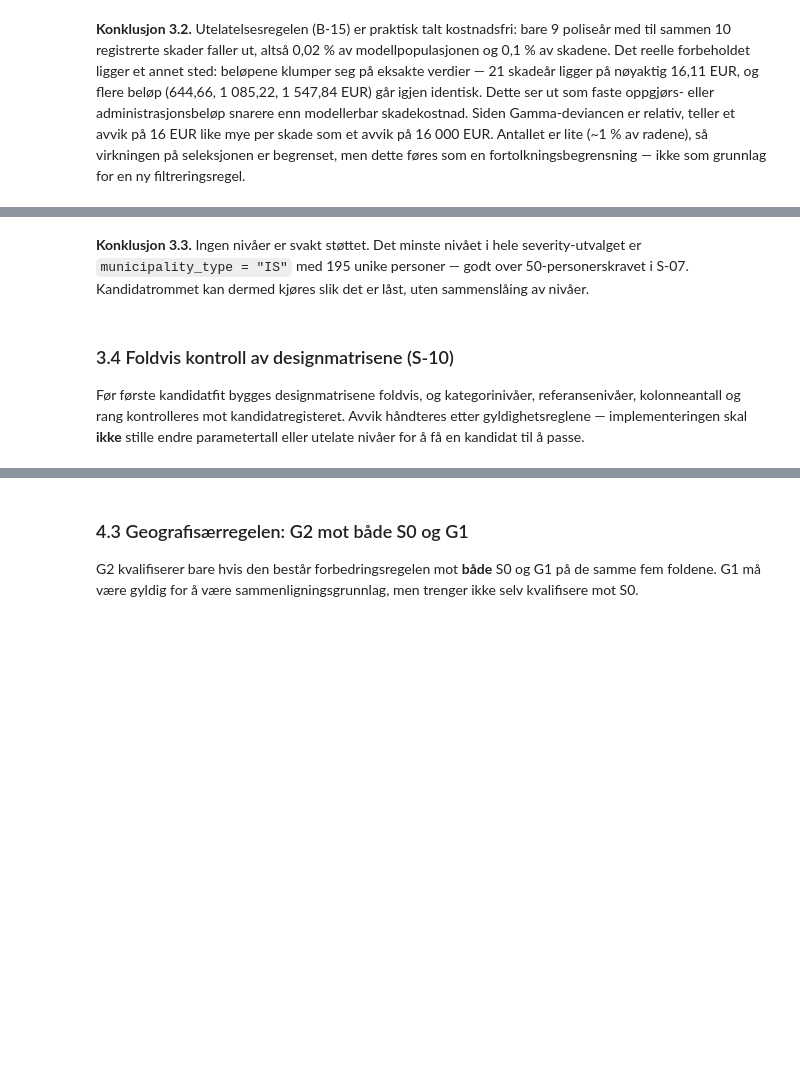
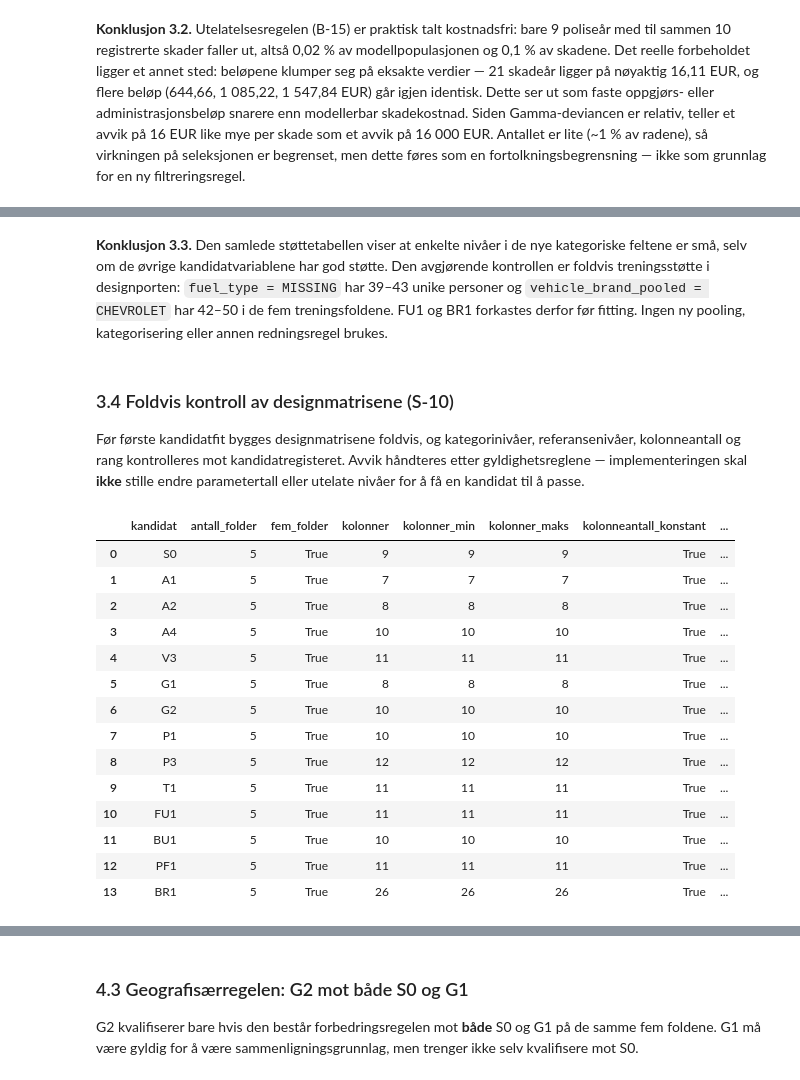
Before and after one commit to MarkusBjerkaas/Motor-Insurance-GLM-ML, a Jupyter notebook: glm_pricing_severity.ipynb, the cells around one changed output, grey strips where cells are left out. Cells and saved outputs as stored; diff of their text form; code cells hidden in the pictures; blank space fills up the shorter version.

```diff
--- a/glm_pricing_severity.ipynb
+++ b/glm_pricing_severity.ipynb
@@ -327,6 +395,7 @@ BASE_LEVELS = {
     "municipality_type": "I",
     "circulation_area": "U",
     "seat_category": "=5",
+    **LOCKED_CATEGORY_REFERENCES,
 }
 
 
@@ -363,6 +432,10 @@ CANDIDATE_TERMS = {
     "P1": [*S0_TERMS, "performance_hp_per_tonne"],
     "P3": [*S0_TERMS, spline("performance_hp_per_tonne", 3)],
     "T1": [*S0_TERMS, "seat_category"],
+    "FU1": [*S0_TERMS, "fuel_type"],
+    "BU1": [*S0_TERMS, "business_type"],
+    "PF1": [*S0_TERMS, "payment_frequency"],
+    "BR1": [*S0_TERMS, "vehicle_brand_pooled"],
 }
 # %%
 def raw_columns(terms):
@@ -401,6 +474,10 @@ PLAN_PARAMETERS = {
     "P1": 10,
     "P3": 12,
     "T1": 11,
+    "FU1": 11,
+    "BU1": 10,
+    "PF1": 11,
+    "BR1": 8 + len(EXPECTED_CATEGORY_LEVELS["vehicle_brand_pooled"]),
 }
 display(
     pd.DataFrame(
@@ -578,8 +765,10 @@ display(severity_descriptives.plot_support(severity_frame))
 # %% [markdown]
-**Konklusjon 3.3.** Ingen nivåer er svakt støttet. Det minste nivået i hele
-severity-utvalget er `municipality_type = "IS"` med 195 unike personer — godt over
-50-personerskravet i S-07. Kandidatrommet kan dermed kjøres slik det er låst,
-uten sammenslåing av nivåer.
+**Konklusjon 3.3.** Den samlede støttetabellen viser at enkelte nivåer i de
+nye kategoriske feltene er små, selv om de øvrige kandidatvariablene har god
+støtte. Den avgjørende kontrollen er foldvis treningsstøtte i designporten:
+`fuel_type = MISSING` har 39–43 unike personer og `vehicle_brand_pooled =
+CHEVROLET` har 42–50 i de fem treningsfoldene. FU1 og BR1 forkastes derfor før
+fitting. Ingen ny pooling, kategorisering eller annen redningsregel brukes.
 # %% [markdown]
 ### 3.4 Foldvis kontroll av designmatrisene (S-10)
 
@@ -589,17 +778,76 @@ Avvik håndteres etter gyldighetsreglene — implementeringen skal **ikke** stil
 endre parametertall eller utelate nivåer for å få en kandidat til å passe.
 # %%
 design_checks = check_candidate_fold_design(
-    severity_specs, severity_frame, cv_folds, prepare_fold_frames, prepare_design_frame
+    severity_specs,
+    severity_frame,
+    cv_folds,
+    prepare_fold_frames,
+    prepare_design_frame,
+    expected_parameters=PLAN_PARAMETERS,
+    locked_references=BASE_LEVELS,
 )
 design_summary = summarize_candidate_design(design_checks)
+
+prefit_checks = [
+    "fem_folder",
+    "kolonneantall_konstant",
+    "alle_folder_full_rang",
+    "alle_folder_støtte_ok",
+    "alle_folder_referansenivåer_tilstede",
+    "alle_folder_referansenivåer_samsvarer",
+    "alle_folder_parametertall_ok",
+]
+design_summary["før_fit_gyldig"] = design_summary[prefit_checks].all(axis=1) & (
+    design_summary["antall_avviste_folder"].eq(0)
+)
+design_summary["før_fit_status"] = np.where(
+    design_summary["før_fit_gyldig"], "godkjent for fit", "forkastet før fit"
+)
 display(design_summary)
 
 # Planens låste parametertall skal stemme eksakt — ingen justering ved avvik.
 observed_columns = design_summary.set_index("kandidat")["kolonner"].to_dict()
 for candidate, expected in PLAN_PARAMETERS.items():
     assert observed_columns[candidate] == expected, (
         candidate,
         observed_columns[candidate],
         expected,
     )
+prefit_valid_candidates = set(
+    design_summary.loc[design_summary["før_fit_gyldig"], "kandidat"]
+)
+prefit_rejected_candidates = set(design_summary["kandidat"]) - prefit_valid_candidates
+expected_prefit_rejected = {"FU1", "BR1"}
+assert prefit_rejected_candidates == expected_prefit_rejected, (
+    prefit_rejected_candidates,
+)
+assert "S0" in prefit_valid_candidates, (
+    "S0 er ugyldig etter før-fit-kontrollen; seleksjonsløpet stoppes."
+)
+
+# Hele registeret og designrapporten beholdes, men bare godkjente specs sendes
+# til modellfitting. Ingen pooling eller annen redning gjøres for avviste specs.
+severity_specs_for_fit = {
+    name: severity_specs[name]
+    for name in severity_specs
+    if name in prefit_valid_candidates
+}
+assert len(severity_specs) * len(cv_folds) == 70
+assert len(severity_specs_for_fit) * len(cv_folds) == 60
+# %% [output]
+|  | kandidat | antall_folder | fem_folder | kolonner | kolonner_min | kolonner_maks | kolonneantall_konstant | ... |
+| 0 | S0 | 5 | True | 9 | 9 | 9 | True | ... |
+| 1 | A1 | 5 | True | 7 | 7 | 7 | True | ... |
+| 2 | A2 | 5 | True | 8 | 8 | 8 | True | ... |
+| 3 | A4 | 5 | True | 10 | 10 | 10 | True | ... |
+| 4 | V3 | 5 | True | 11 | 11 | 11 | True | ... |
+| 5 | G1 | 5 | True | 8 | 8 | 8 | True | ... |
+| 6 | G2 | 5 | True | 10 | 10 | 10 | True | ... |
+| 7 | P1 | 5 | True | 10 | 10 | 10 | True | ... |
+| 8 | P3 | 5 | True | 12 | 12 | 12 | True | ... |
+| 9 | T1 | 5 | True | 11 | 11 | 11 | True | ... |
+| 10 | FU1 | 5 | True | 11 | 11 | 11 | True | ... |
+| 11 | BU1 | 5 | True | 10 | 10 | 10 | True | ... |
+| 12 | PF1 | 5 | True | 11 | 11 | 11 | True | ... |
+| 13 | BR1 | 5 | True | 26 | 26 | 26 | True | ... |
 # %% [markdown]
```
Also changed, not shown: parts of 75 cells of this notebook, 7 other files.
